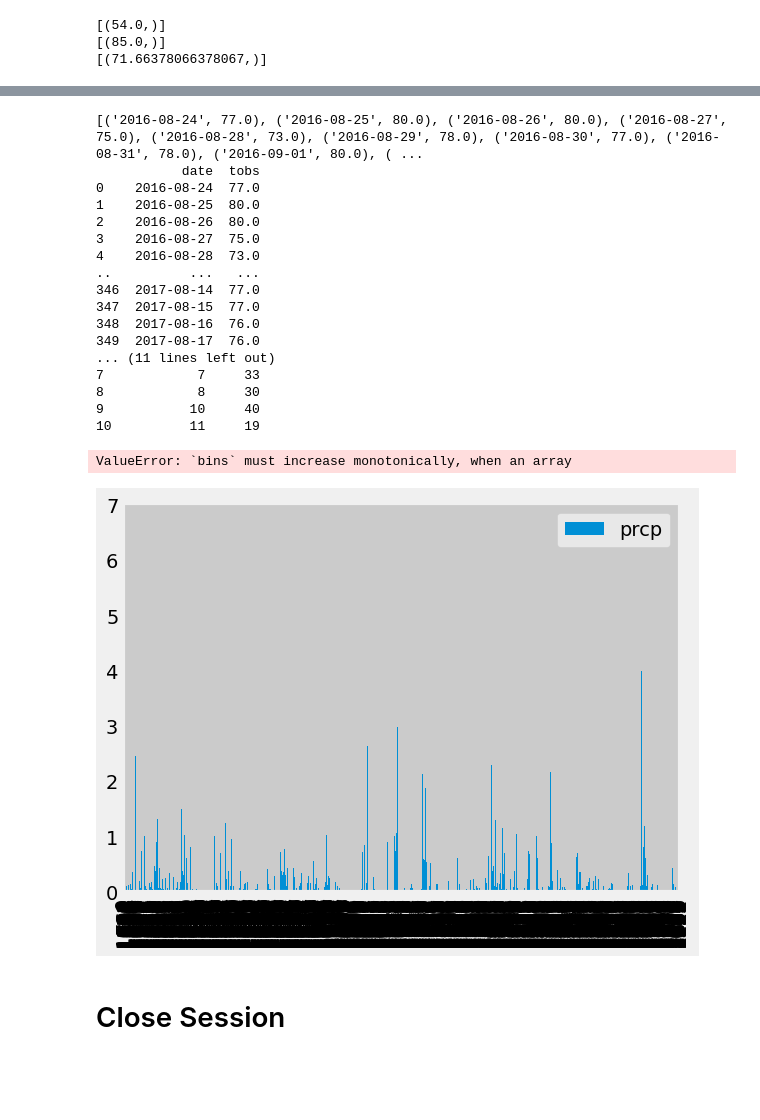
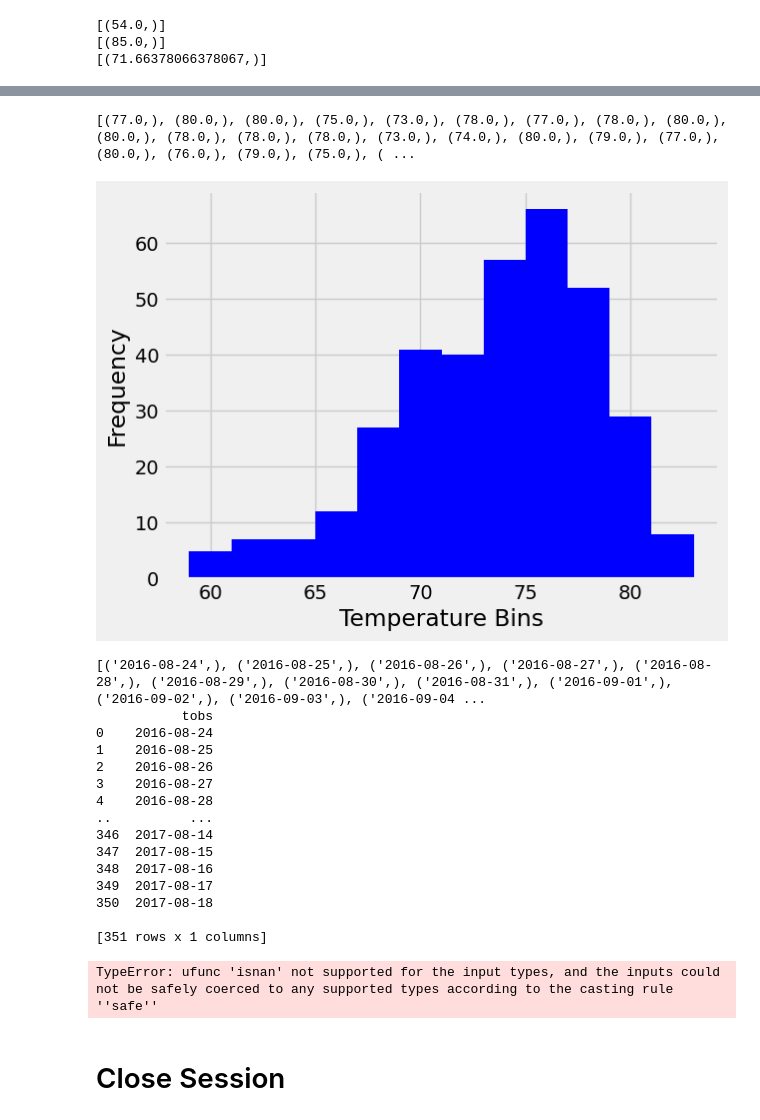
Before and after one commit to datakreese/sqlalchemy-challenge, a Jupyter notebook: SurfsUp/climate.ipynb, the cells around one changed output, grey strips where cells are left out. Drawn from its saved outputs; the diff is of its cells as text; code cells hidden in the pictures; blank space fills up the shorter version.

```diff
--- a/SurfsUp/climate.ipynb
+++ b/SurfsUp/climate.ipynb
@@ -152,11 +181,28 @@ print(mean)
+# %%
+
+temps = session.query(measurement.tobs).filter(measurement.date >= p_year).filter(measurement.station == 'USC00519281').all()
+print(temps)
+#temp_year = [{"date": row[0], "tobs": row[1]} for row in temps]
+#df2 = pd.DataFrame(temp_year, columns=["date", "tobs"])
+df2 = pd.DataFrame(temps, columns=["tobs"])
+
+plt.hist(df2['tobs'], bins=12, color='blue')
+plt.xlabel('Temperature Bins')
+plt.ylabel('Frequency')
+plt.show()
+# %% [output]
+[(77.0,), (80.0,), (80.0,), (75.0,), (73.0,), (78.0,), (77.0,), (78.0,), (80.0,), (80.0,), (78.0,), (78.0,), (78.0,), (73.0,), (74.0,), (80.0,), (79.0,), (77.0,), (80.0,), (76.0,), (79.0,), (75.0,), ( ...
+[figure, added]
 # %%
 # Using the most active station id
 # Query the last 12 months of temperature observation data for this station and plot the results as a histogram
-temps = session.query(measurement.date, measurement.tobs).filter(measurement.date >= p_year).filter(measurement.station == 'USC00519281').all()
+#temps = session.query(measurement.date, measurement.tobs).filter(measurement.date >= p_year).filter(measurement.station == 'USC00519281').all()
+temps = session.query(measurement.date).filter(measurement.date >= p_year).filter(measurement.station == 'USC00519281').all()
 print(temps)
-temp_year = [{"date": row[0], "tobs": row[1]} for row in temps]
-df2 = pd.DataFrame(temp_year, columns=["date", "tobs"])
-#print(df2)
+#temp_year = [{"date": row[0], "tobs": row[1]} for row in temps]
+#df2 = pd.DataFrame(temp_year, columns=["date", "tobs"])
+df2 = pd.DataFrame(temps, columns=["tobs"])
+print(df2)
 
 # Define the number of bins you want
 bins = 12
@@ -165,38 +211,37 @@ df2['bin_number'] = pd.qcut(df2['tobs'], q=bins, labels=False)
 #binned_df = pd.DataFrame(temp_year, )
 binned_df = df2.groupby('bin_number').size().reset_index(name='Count')
 
-print(binned_df)
+
+#joined_df = pd.merge(binned_df, df2, how="outer", on="none")
+#rint(joined_df)
 
 # Use Pandas Plotting with Matplotlib to plot the data
 x_column = 'tobs'
 y_column = 'Count'
 
-df.plot(kind='bar', stacked=True, width=1)
-plt.hist(df2[x_column], binned_df[y_column], color='blue')
-plt.xlabel('Temperature')
+# Use Pandas Plotting with Matplotlib to plot the data
+plt.bar(binned_df['bin_number'], binned_df['Count'], color='blue')
+plt.xlabel('Temperature Bins')
 plt.ylabel('Frequency')
 plt.xticks(rotation=35)
 plt.show()
 # %% [output]
-[('2016-08-24', 77.0), ('2016-08-25', 80.0), ('2016-08-26', 80.0), ('2016-08-27', 75.0), ('2016-08-28', 73.0), ('2016-08-29', 78.0), ('2016-08-30', 77.0), ('2016-08-31', 78.0), ('2016-09-01', 80.0), ( ...
-           date  tobs
-0    2016-08-24  77.0
-1    2016-08-25  80.0
-2    2016-08-26  80.0
-3    2016-08-27  75.0
-4    2016-08-28  73.0
-..          ...   ...
-346  2017-08-14  77.0
-347  2017-08-15  77.0
-348  2017-08-16  76.0
-349  2017-08-17  76.0
-... (11 lines left out)
-7            7     33
-8            8     30
-9           10     40
-10          11     19
+[('2016-08-24',), ('2016-08-25',), ('2016-08-26',), ('2016-08-27',), ('2016-08-28',), ('2016-08-29',), ('2016-08-30',), ('2016-08-31',), ('2016-09-01',), ('2016-09-02',), ('2016-09-03',), ('2016-09-04 ...
+           tobs
+0    2016-08-24
+1    2016-08-25
+2    2016-08-26
+3    2016-08-27
+4    2016-08-28
+..          ...
+346  2017-08-14
+347  2017-08-15
+348  2017-08-16
+349  2017-08-17
+350  2017-08-18
+
+[351 rows x 1 columns]
-ValueError: `bins` must increase monotonically, when an array
+TypeError: ufunc 'isnan' not supported for the input types, and the inputs could not be safely coerced to any supported types according to the casting rule ''safe''
-[figure, removed]
 # %% [markdown]
 # Close Session
 # %%
```
Also changed, not shown: parts of 2 cells of this notebook, 1 other file.
